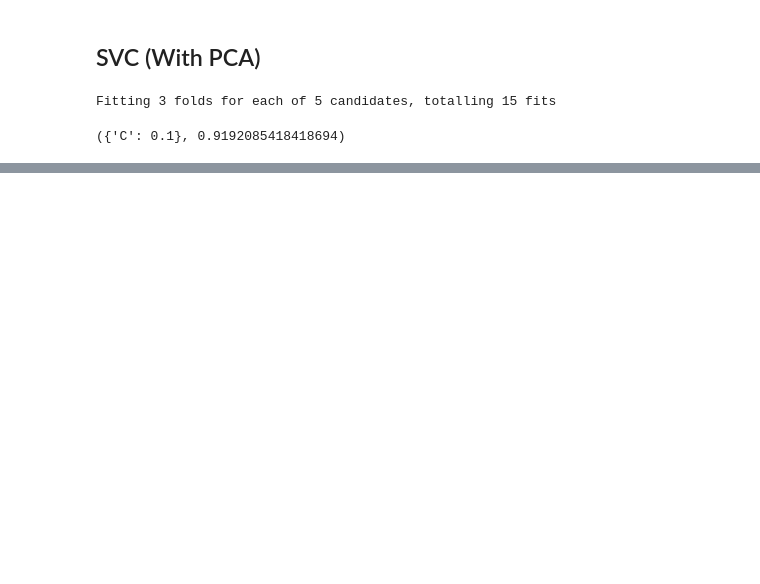
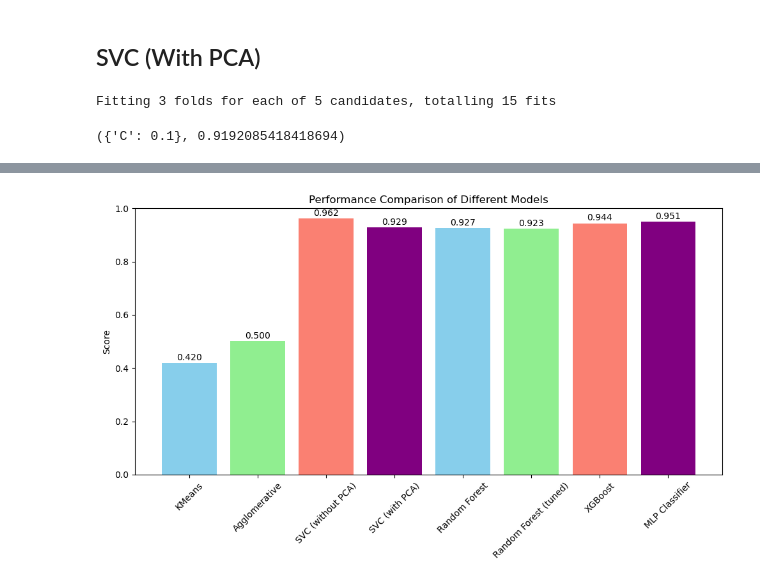
Before and after one commit to YASHBRO/Human-Activity-Recognition, a Jupyter notebook: main.ipynb, the cells around one changed output, grey strips where cells are left out. Drawn from its saved outputs; the diff is of its cells as text; code cells hidden in the pictures; blank space fills up the shorter version.

```diff
--- a/main.ipynb
+++ b/main.ipynb
@@ -288,0 +366,9 @@ best_svc_pca.best_params_, best_svc_pca.best_score_
+# %%
+# Make predictions with the best model
+y_pred_rf_tuned = rf_grid.predict(X_test_scaled)
+
+# Update the metrics dictionary with the new RF score
+metrics_dict["Random Forest (tuned)"] = metrics.accuracy_score(y_test, y_pred_rf_tuned)
+
+# Print accuracy score
+print("\nTest set accuracy:", round(metrics_dict["Random Forest (tuned)"], 4))
@@ -288,0 +472,18 @@ best_svc_pca.best_params_, best_svc_pca.best_score_
+# %%
+# Make predictions
+y_pred_mlp = mlp_grid.predict(X_test_scaled)
+
+# Add score to metrics dictionary
+metrics_dict["MLP Classifier"] = metrics.accuracy_score(y_test, y_pred_mlp)
+
+# Print results
+print("Best parameters:", mlp_grid.best_params_)
+print("Best cross-validation score:", round(mlp_grid.best_score_, 4))
+print("Test set accuracy:", round(metrics_dict["MLP Classifier"], 4))
+
+# Print confusion matrix
+tab_mlp = pd.crosstab(y_test, y_pred_mlp, margins=True)
+tab_mlp.index = [*y_labels_conversion.values(), "all"]
+tab_mlp.columns = [*y_labels_conversion.values(), "all"]
+print("\nConfusion Matrix:")
+tab_mlp
@@ -288,0 +529,20 @@ best_svc_pca.best_params_, best_svc_pca.best_score_
+# %%
+# Create bar plot
+plt.figure(figsize=(10, 6))
+plt.bar(
+    metrics_dict.keys(),
+    metrics_dict.values(),
+    color=["skyblue", "lightgreen", "salmon", "purple"],
+)
+plt.title("Performance Comparison of Different Models")
+plt.ylabel("Score")
+plt.ylim(0, 1)
+
+# Add value labels on top of each bar
+for i, (key, value) in enumerate(metrics_dict.items()):
+    plt.text(i, value + 0.01, f"{value:.3f}", ha="center")
+
+plt.xticks(rotation=45)
+plt.tight_layout()
+# %% [output]
+[figure, added]
```
Also changed, not shown: parts of 22 cells of this notebook.
